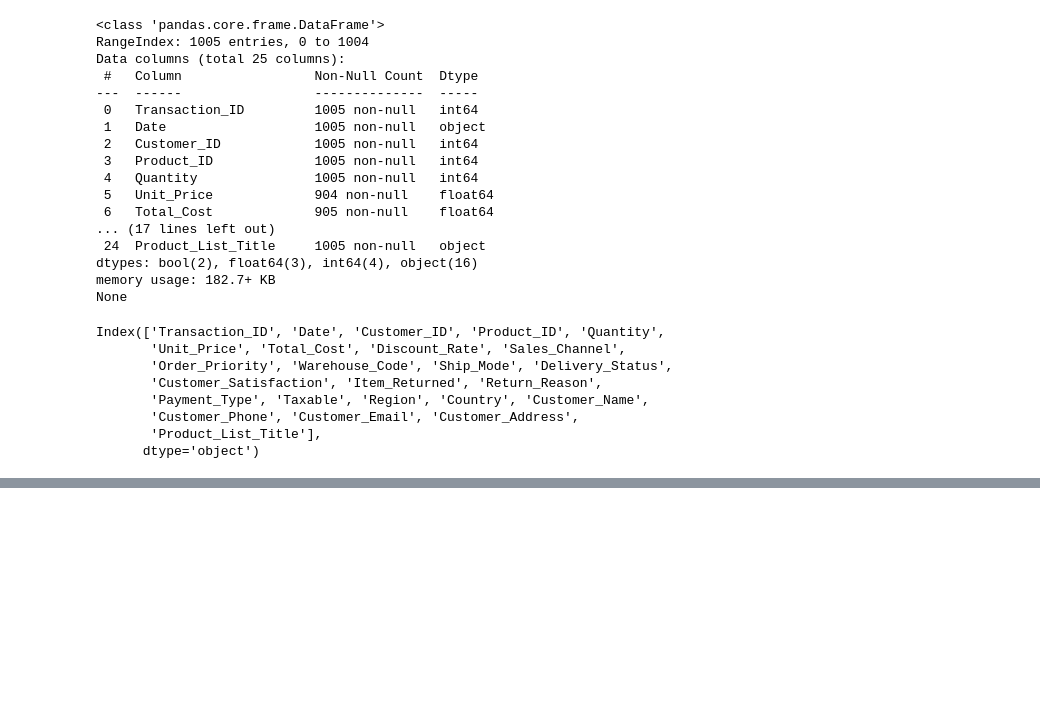
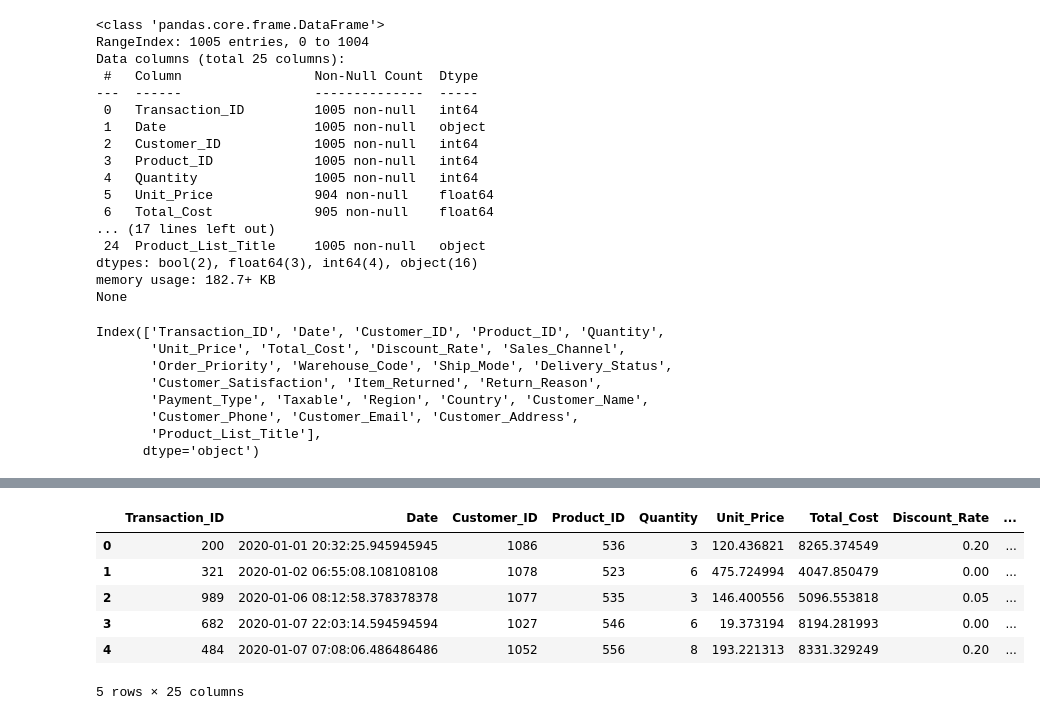
Before and after one commit to Enitanimi/ziko_logistics, a Jupyter notebook: Etl_pipeline.ipynb, the cells around one changed output, grey strips where cells are left out. Drawn from its saved outputs; the diff is of its cells as text; code cells hidden in the pictures; blank space fills up the shorter version.

```diff
--- a/Etl_pipeline.ipynb
+++ b/Etl_pipeline.ipynb
@@ -69,0 +104,4 @@ Index(['Transaction_ID', 'Date', 'Customer_ID', 'Product_ID', 'Quantity',
+# %%
+### Creating a copy of the dataframe
+
+ziko_df2 = ziko_df.copy()
@@ -69,0 +141,17 @@ Index(['Transaction_ID', 'Date', 'Customer_ID', 'Product_ID', 'Quantity',
+# %%
+ziko_df2.fillna ({
+    "Unit_Price" : ziko_df2["Unit_Price"].mean(),
+    "Total_Cost" : ziko_df2["Total_Cost"].mean(),
+    "Discount_Rate" : 0.0,
+    "Return_Reason" : "Unknown"
+}, inplace=True)
+# %%
+ziko_df2.head()
+# %% [output]
+|  | Transaction_ID | Date | Customer_ID | Product_ID | Quantity | Unit_Price | Total_Cost | Discount_Rate | ... |
+| 0 | 200 | 2020-01-01 20:32:25.945945945 | 1086 | 536 | 3 | 120.436821 | 8265.374549 | 0.20 | ... |
+| 1 | 321 | 2020-01-02 06:55:08.108108108 | 1078 | 523 | 6 | 475.724994 | 4047.850479 | 0.00 | ... |
+| 2 | 989 | 2020-01-06 08:12:58.378378378 | 1077 | 535 | 3 | 146.400556 | 5096.553818 | 0.05 | ... |
+| 3 | 682 | 2020-01-07 22:03:14.594594594 | 1027 | 546 | 6 | 19.373194 | 8194.281993 | 0.00 | ... |
+| 4 | 484 | 2020-01-07 07:08:06.486486486 | 1052 | 556 | 8 | 193.221313 | 8331.329249 | 0.20 | ... |
+5 rows × 25 columns
```
Also changed, not shown: parts of 15 cells of this notebook, 4 other files.
